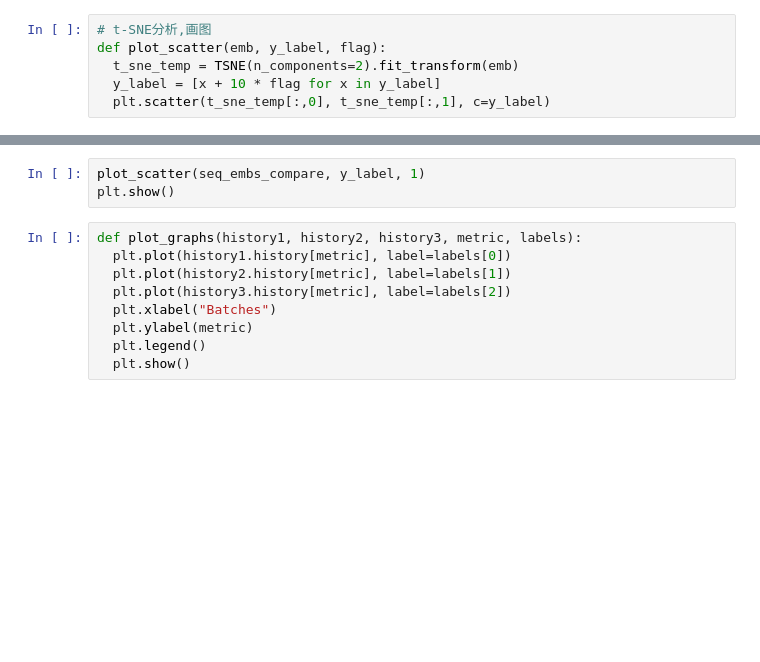
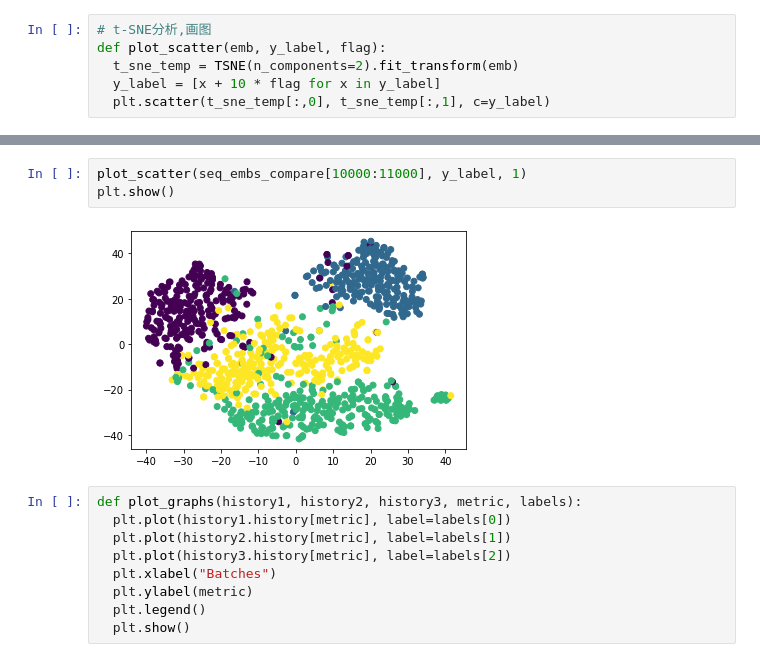
Before and after one commit to buzhangjiuzhou/DLfinal, a Jupyter notebook: bert_AGnews_3.ipynb, the cells around one changed output, grey strips where cells are left out. Drawn from its saved outputs; the diff is of its cells as text; blank space fills up the shorter version.

```diff
--- a/bert_AGnews_3.ipynb
+++ b/bert_AGnews_3.ipynb
@@ -381,6 +401,8 @@ plt.show()
 # %%
-plot_scatter(seq_embs_compare, y_label, 1)
+plot_scatter(seq_embs_compare[10000:11000], y_label, 1)
 plt.show()
+# %% [output]
+[figure, added]
 # %%
 def plot_graphs(history1, history2, history3, metric, labels):
   plt.plot(history1.history[metric], label=labels[0])
```
Also changed, not shown: parts of 21 cells of this notebook.
